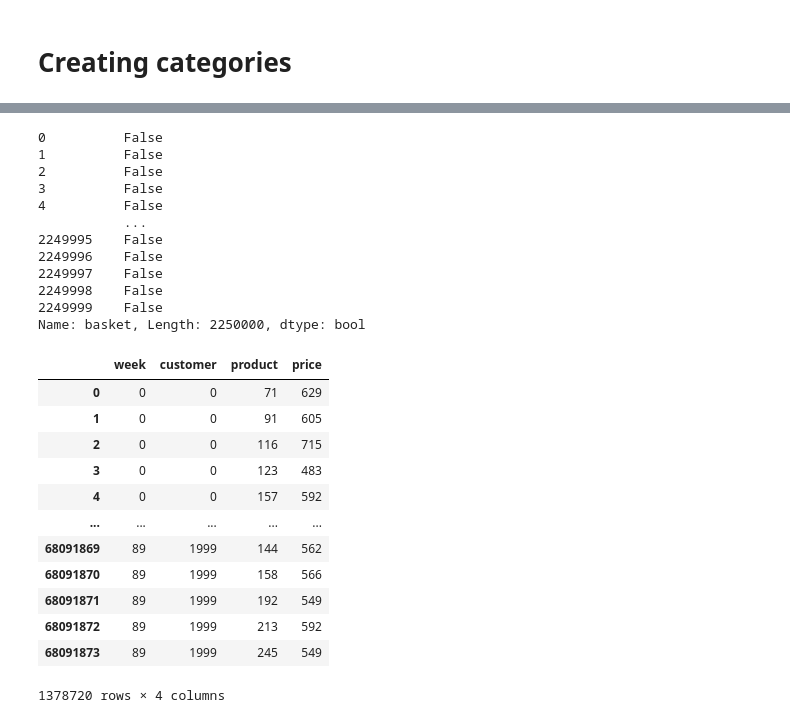
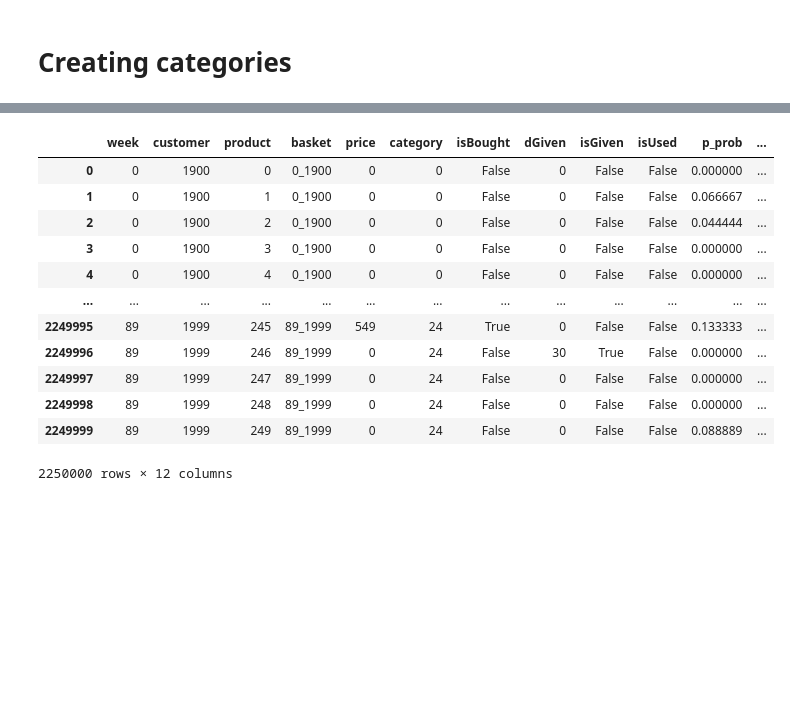
Before and after one commit to stijnbenja/BigData2, a Jupyter notebook: main.ipynb, the cells around one changed output, grey strips where cells are left out. Cells and saved outputs as stored; diff of their text form; code cells hidden in the pictures; blank space fills up the shorter version.

```diff
--- a/main.ipynb
+++ b/main.ipynb
@@ -69,0 +57,16 @@ base
+# %%
+prod_probs_df = (
+    baskets.groupby(['customer','product'])['week'].count() / 90) \
+    .reset_index() \
+    .rename(columns={'week':'probability'})
+
+baskets['category'] = (baskets['product'].astype(int) / 10).astype(int)
+
+cat_probs_df = (
+    baskets.groupby(['customer','category'])['week'].count() / 90) \
+    .reset_index() \
+    .rename(columns={'week':'probability'})
+
+base = pd.merge(base, prod_probs_df, on=['customer','product'] ,how='left')
+base = pd.merge(base, cat_probs_df, on=['customer','category'] ,how='left')
+base.rename(columns={'probability_x':'p_prob', 'probability_y':'p_cat'},inplace=True)
@@ -69,0 +81,17 @@ base
+# %%
+base['p_cat'] = base['p_cat'].fillna(0)
+
+base2 = base[['week','product','dGiven','isBought','isGiven','p_prob','p_cat']]
+x_train, y_train, x_test, y_test = split_4_way(base2, target_col='isBought', unkwown_week=89)
+
+model = linear_model.LogisticRegression()
+model.fit(X=x_train,y=y_train)
+predictions = model.predict_proba(x_test)
+loss = metrics.log_loss(y_test, predictions)
+print(f'Loss: {round(loss,3)}')
+
+model = ensemble.GradientBoostingClassifier() #0.071
+model.fit(X=x_train,y=y_train)
+predictions = model.predict_proba(x_test)
+loss = metrics.log_loss(y_test, predictions)
+print(f'Loss: {round(loss,3)}')
@@ -70,31 +102,16 @@ base
 # %%
-base['basket']==1
+base
 # %% [output]
+|  | week | customer | product | basket | price | category | isBought | dGiven | isGiven | isUsed | p_prob | ... |
+| 0 | 0 | 1900 | 0 | 0_1900 | 0 | 0 | False | 0 | False | False | 0.000000 | ... |
+| 1 | 0 | 1900 | 1 | 0_1900 | 0 | 0 | False | 0 | False | False | 0.066667 | ... |
+| 2 | 0 | 1900 | 2 | 0_1900 | 0 | 0 | False | 0 | False | False | 0.044444 | ... |
+| 3 | 0 | 1900 | 3 | 0_1900 | 0 | 0 | False | 0 | False | False | 0.000000 | ... |
+| 4 | 0 | 1900 | 4 | 0_1900 | 0 | 0 | False | 0 | False | False | 0.000000 | ... |
+| ... | ... | ... | ... | ... | ... | ... | ... | ... | ... | ... | ... | ... |
+| 2249995 | 89 | 1999 | 245 | 89_1999 | 549 | 24 | True | 0 | False | False | 0.133333 | ... |
+| 2249996 | 89 | 1999 | 246 | 89_1999 | 0 | 24 | False | 30 | True | False | 0.000000 | ... |
+| 2249997 | 89 | 1999 | 247 | 89_1999 | 0 | 24 | False | 0 | False | False | 0.000000 | ... |
+| 2249998 | 89 | 1999 | 248 | 89_1999 | 0 | 24 | False | 0 | False | False | 0.000000 | ... |
+| 2249999 | 89 | 1999 | 249 | 89_1999 | 0 | 24 | False | 0 | False | False | 0.088889 | ... |
-0          False
-1          False
-2          False
-3          False
-4          False
-           ...
-2249995    False
-2249996    False
-2249997    False
-2249998    False
-2249999    False
-Name: basket, Length: 2250000, dtype: bool
+2250000 rows × 12 columns
-# %%
-baskets
-# %% [output]
-|  | week | customer | product | price |
-| 0 | 0 | 0 | 71 | 629 |
-| 1 | 0 | 0 | 91 | 605 |
-| 2 | 0 | 0 | 116 | 715 |
-| 3 | 0 | 0 | 123 | 483 |
-| 4 | 0 | 0 | 157 | 592 |
-| ... | ... | ... | ... | ... |
-| 68091869 | 89 | 1999 | 144 | 562 |
-| 68091870 | 89 | 1999 | 158 | 566 |
-| 68091871 | 89 | 1999 | 192 | 549 |
-| 68091872 | 89 | 1999 | 213 | 592 |
-| 68091873 | 89 | 1999 | 245 | 549 |
-1378720 rows × 4 columns
```
Also changed, not shown: parts of 13 cells of this notebook.
